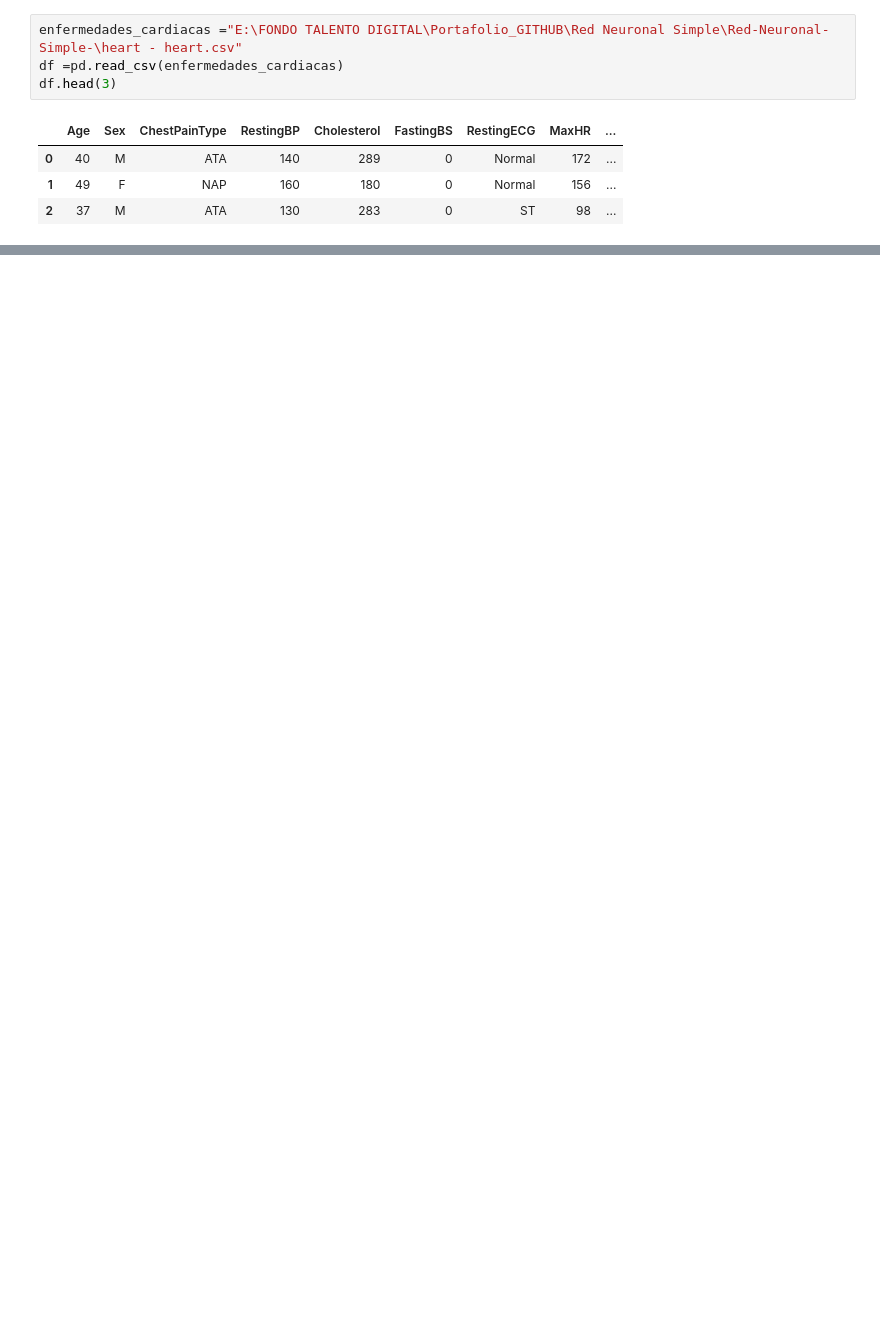
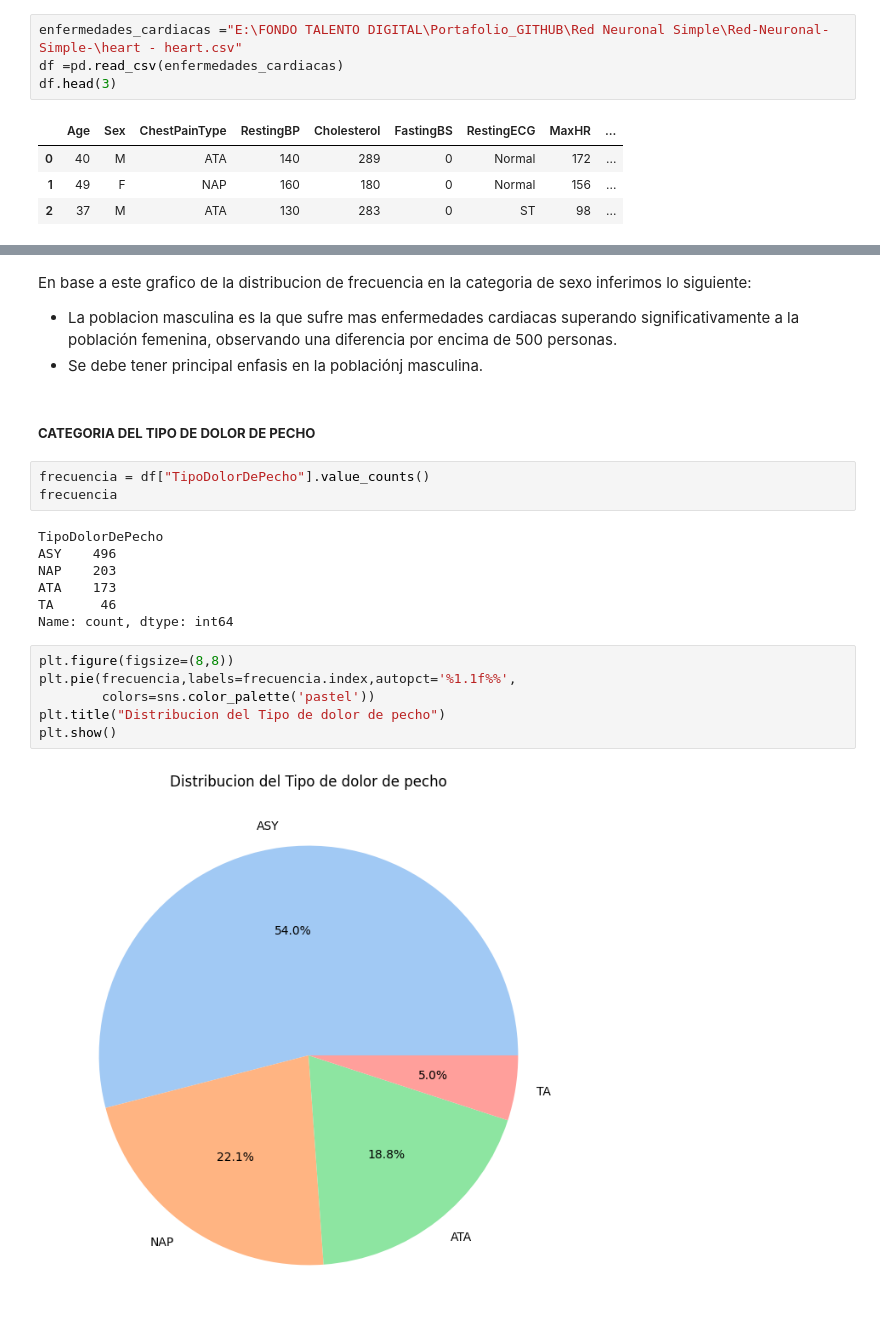
Before and after one commit to alexdaniel-23/Red-Neuronal-Simple-, a Jupyter notebook: enfermedad_cardiaca.ipynb, the cells around one changed output, grey strips where cells are left out. Cells and saved outputs as stored; diff of their text form; blank space fills up the shorter version.

```diff
--- a/enfermedad_cardiaca.ipynb
+++ b/enfermedad_cardiaca.ipynb
@@ -14,0 +202,24 @@ df.head(3)
+# %% [markdown]
+En base a este grafico de la distribucion de frecuencia en la categoria de sexo inferimos lo siguiente:
+* La poblacion masculina es la que sufre mas enfermedades cardiacas superando significativamente a la población femenina, observando una diferencia por encima de 500 personas.
+* Se debe tener principal enfasis en la poblaciónj masculina.
+# %% [markdown]
+##### **CATEGORIA DEL TIPO DE DOLOR DE PECHO**
+# %%
+frecuencia = df["TipoDolorDePecho"].value_counts()
+frecuencia
+# %% [output]
+TipoDolorDePecho
+ASY    496
+NAP    203
+ATA    173
+TA      46
+Name: count, dtype: int64
+# %%
+plt.figure(figsize=(8,8))
+plt.pie(frecuencia,labels=frecuencia.index,autopct='%1.1f%%',
+        colors=sns.color_palette('pastel'))
+plt.title("Distribucion del Tipo de dolor de pecho")
+plt.show()
+# %% [output]
+[figure, added]
```
Also changed, not shown: parts of 22 cells of this notebook.
